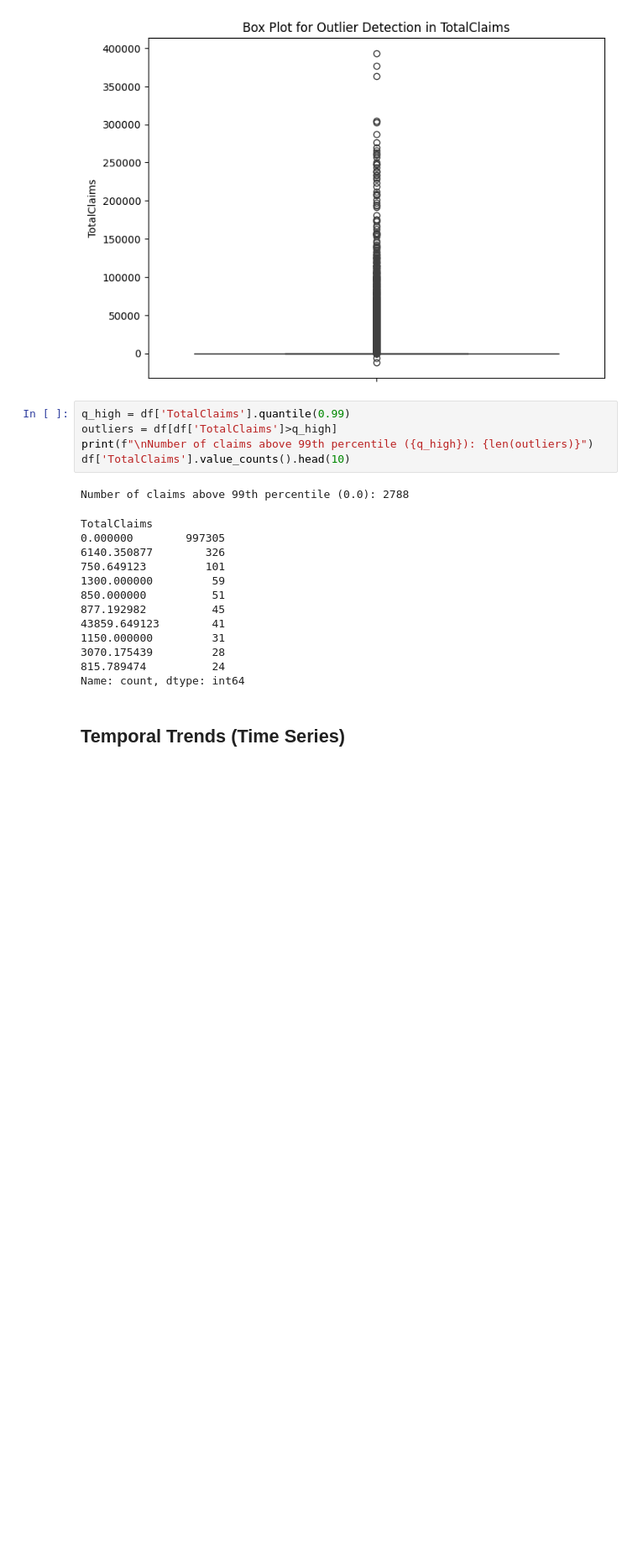
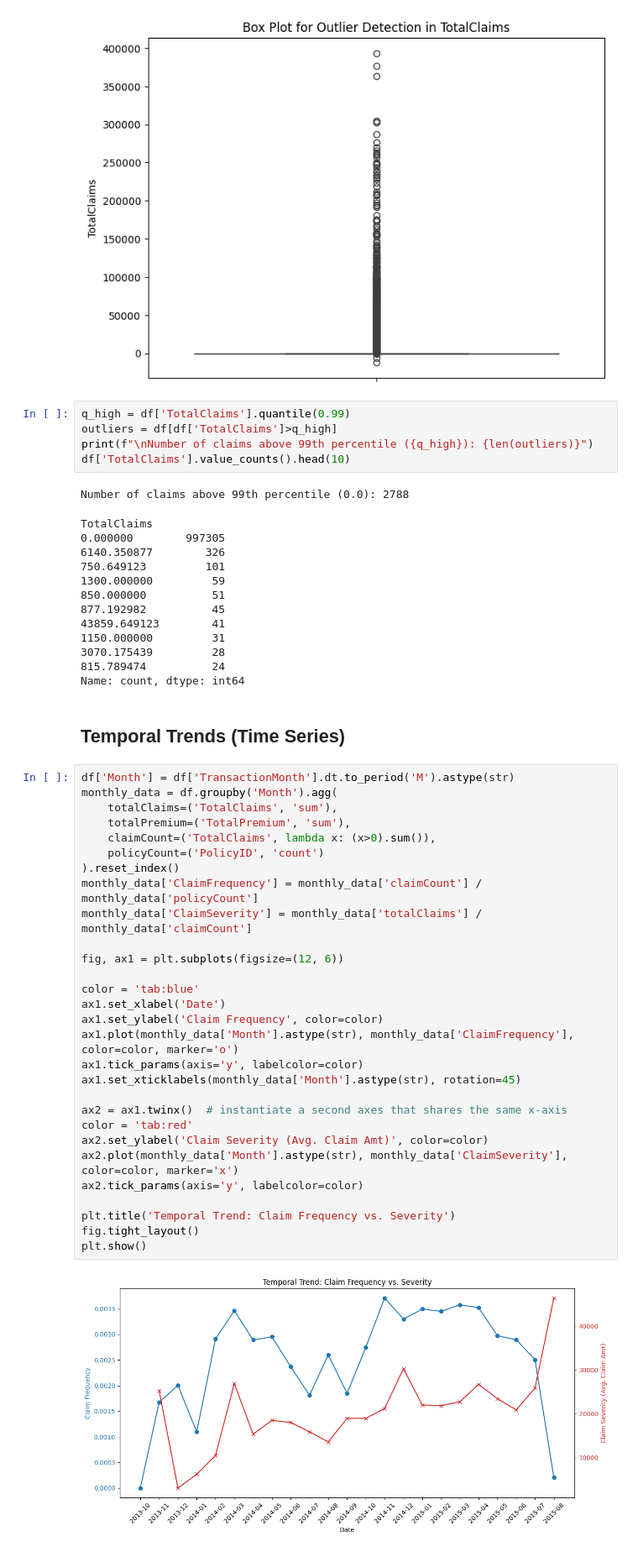
Before and after one commit to Aryam-21/insurance-risk-analytics, a Jupyter notebook: notebooks/task-1.ipynb, the cells around one changed output. Shown at 84% size. Drawn from its saved outputs; the diff is of its cells as text; blank space fills up the shorter version.

Commit message:
Time Series Analysis for claim frequency and claim severity.

```diff
--- a/notebooks/task-1.ipynb
+++ b/notebooks/task-1.ipynb
@@ -177,3 +177,34 @@ TotalClaims
 Name: count, dtype: int64
 # %% [markdown]
 ## Temporal Trends (Time Series)
+# %%
+df['Month'] = df['TransactionMonth'].dt.to_period('M').astype(str)
+monthly_data = df.groupby('Month').agg(
+    totalClaims=('TotalClaims', 'sum'),
+    totalPremium=('TotalPremium', 'sum'),
+    claimCount=('TotalClaims', lambda x: (x>0).sum()),
+    policyCount=('PolicyID', 'count')
+).reset_index()
+monthly_data['ClaimFrequency'] = monthly_data['claimCount'] / monthly_data['policyCount']
+monthly_data['ClaimSeverity'] = monthly_data['totalClaims'] / monthly_data['claimCount']
+
+fig, ax1 = plt.subplots(figsize=(12, 6))
+
+color = 'tab:blue'
+ax1.set_xlabel('Date')
+ax1.set_ylabel('Claim Frequency', color=color)
+ax1.plot(monthly_data['Month'].astype(str), monthly_data['ClaimFrequency'], color=color, marker='o')
+ax1.tick_params(axis='y', labelcolor=color)
+ax1.set_xticklabels(monthly_data['Month'].astype(str), rotation=45)
+
+ax2 = ax1.twinx()  # instantiate a second axes that shares the same x-axis
+color = 'tab:red'
+ax2.set_ylabel('Claim Severity (Avg. Claim Amt)', color=color)
+ax2.plot(monthly_data['Month'].astype(str), monthly_data['ClaimSeverity'], color=color, marker='x')
+ax2.tick_params(axis='y', labelcolor=color)
+
+plt.title('Temporal Trend: Claim Frequency vs. Severity')
+fig.tight_layout()
+plt.show()
+# %% [output]
+[figure, added]
```
